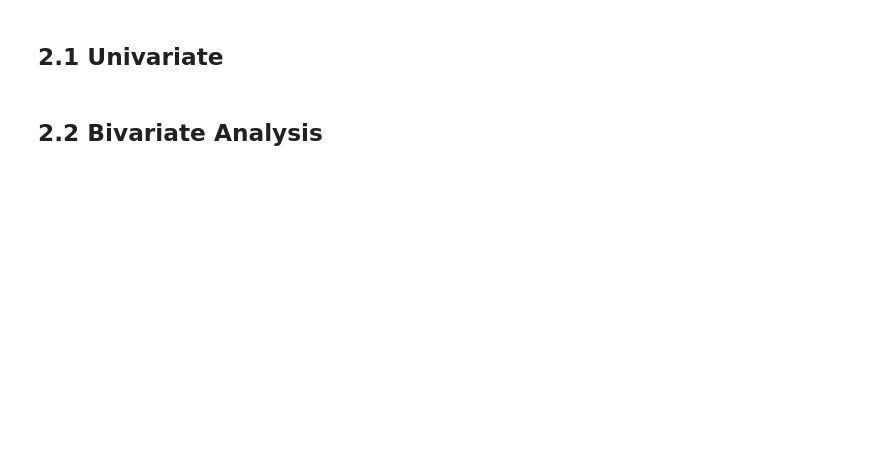
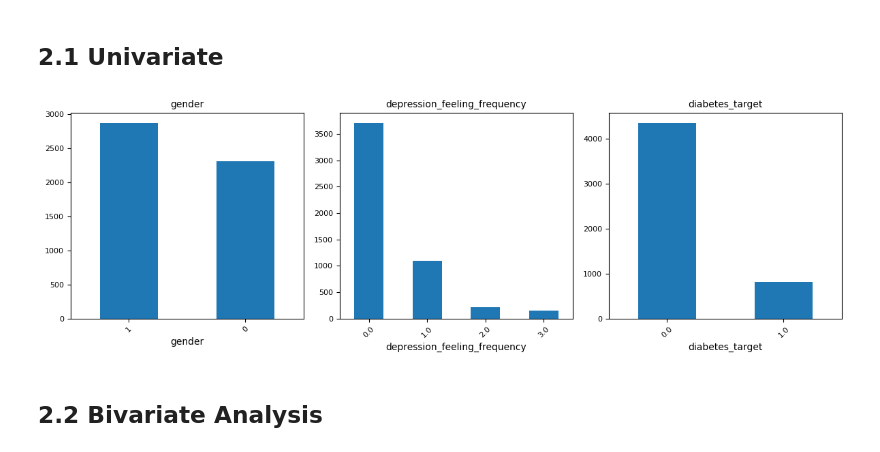
Before and after one commit to LuoYanHao-2025/Data_Science_Group31, a Jupyter notebook: Project_on_diabetes.ipynb, the cells around one changed output. Cells and saved outputs as stored; diff of their text form; code cells hidden in the pictures; blank space fills up the shorter version.

```diff
--- a/Project_on_diabetes.ipynb
+++ b/Project_on_diabetes.ipynb
@@ -462,0 +581,5 @@ df_final.to_csv(output_path, index=False)
+# %%
+# Count unique values in each column (helps identify categorical vs numeric features)
+for feature in df_final.columns:
+  len_feature = df_final[feature].nunique()
+  print(f'{feature}: {len_feature}')
@@ -462,0 +633,20 @@ df_final.to_csv(output_path, index=False)
+# %%
+# This code splits into small and large lists and prints the lists
+feature_small = []
+feature_large = []
+
+for feature in df_final.columns:
+  len_feature = df_final[feature].nunique()
+
+  if (len_feature <= 10 ):
+    feature_small.append([feature, len_feature])
+  else:
+    feature_large.append([feature, len_feature])
+
+print('----Feature small----')
+for item in feature_small:
+  print(item)
+
+print('\n-----Feature large------')
+for item in feature_large:
+  print(item)
@@ -463,4 +674,23 @@ df_final.to_csv(output_path, index=False)
 # %% [markdown]
 ## 2.1 Univariate
+# %%
+import matplotlib.pyplot as plt
+
+# Plot a few 'small' (low-unique) categorical columns using subplots
+# We limit to the first 6 columns so the 2x3 grid does not overflow.
+fig, axes = plt.subplots(1, 3, figsize=(12, 4))
+axes = axes.flatten()
+
+for k, item in enumerate(feature_small[:3]):
+  column_name = item[0]
+  df_final[column_name].value_counts().plot(
+      kind='bar', ax=axes[k], fontsize=8, rot=45
+  )
+  axes[k].set_title(column_name, fontsize=10)
+
+plt.tight_layout()
+plt.show()
+# %% [output]
+[figure, added]
 # %% [markdown]
 ## 2.2 Bivariate Analysis
```
Also changed, not shown: parts of 47 cells of this notebook.
